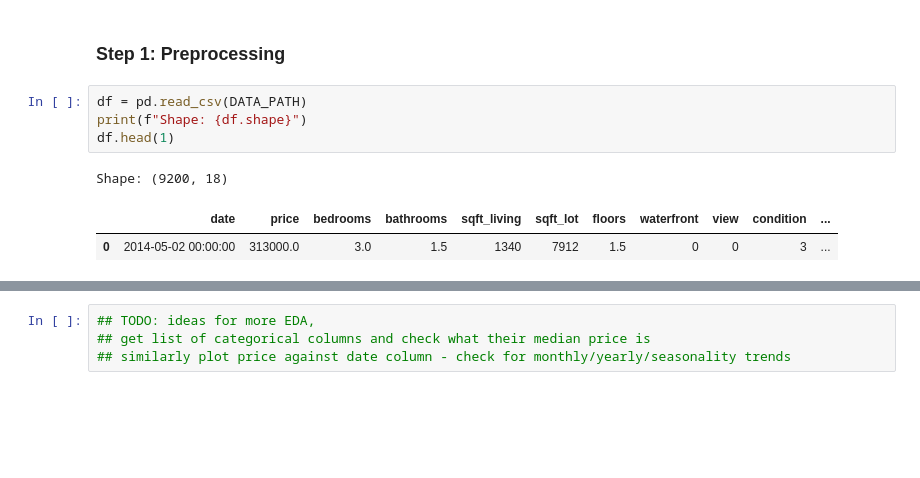
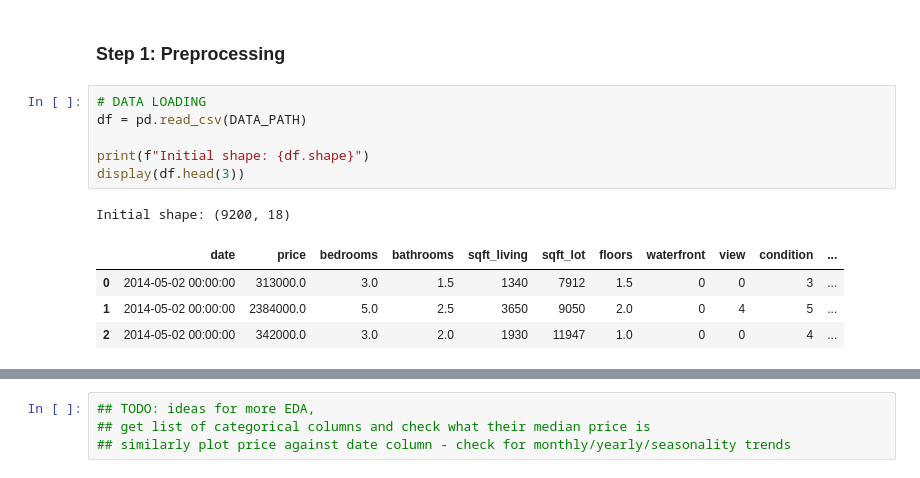
Before and after one commit to anggiearrizki/house-prix, a Jupyter notebook: house_price_predictions.ipynb, the cells around one changed output, grey strips where cells are left out. Drawn from its saved outputs; the diff is of its cells as text; blank space fills up the shorter version.

```diff
--- a/house_price_predictions.ipynb
+++ b/house_price_predictions.ipynb
@@ -27,11 +27,15 @@ import xgboost as xgb
 # %% [markdown]
 ### Step 1: Preprocessing
 # %%
+# DATA LOADING
 df = pd.read_csv(DATA_PATH)
-print(f"Shape: {df.shape}")
-df.head(1)
+
+print(f"Initial shape: {df.shape}")
+display(df.head(3))
 # %% [output]
-Shape: (9200, 18)
+Initial shape: (9200, 18)
 |  | date | price | bedrooms | bathrooms | sqft_living | sqft_lot | floors | waterfront | view | condition | ... |
 | 0 | 2014-05-02 00:00:00 | 313000.0 | 3.0 | 1.5 | 1340 | 7912 | 1.5 | 0 | 0 | 3 | ... |
+| 1 | 2014-05-02 00:00:00 | 2384000.0 | 5.0 | 2.5 | 3650 | 9050 | 2.0 | 0 | 4 | 5 | ... |
+| 2 | 2014-05-02 00:00:00 | 342000.0 | 3.0 | 2.0 | 1930 | 11947 | 1.0 | 0 | 0 | 4 | ... |
 # %%
```
Also changed, not shown: parts of 10 cells of this notebook.
